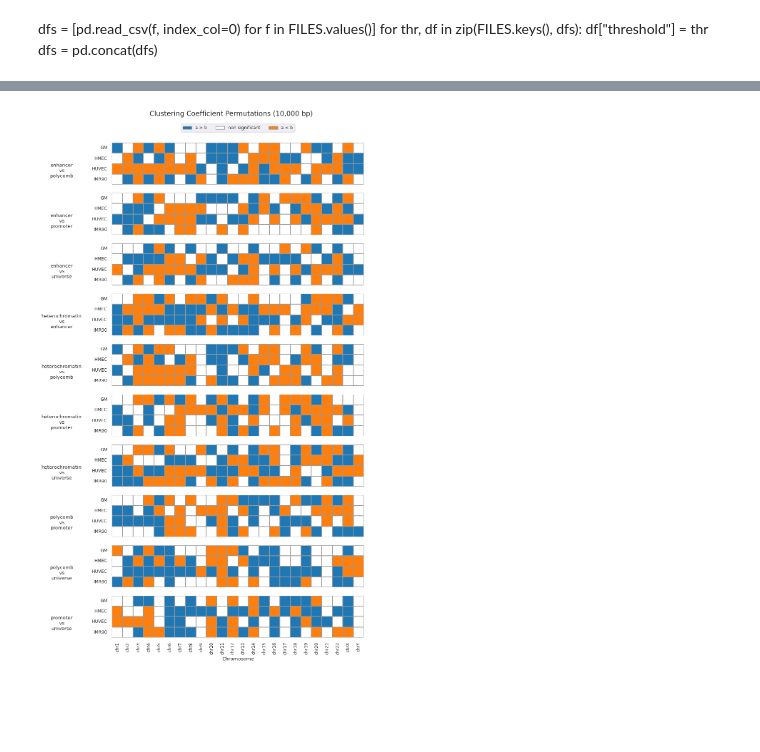
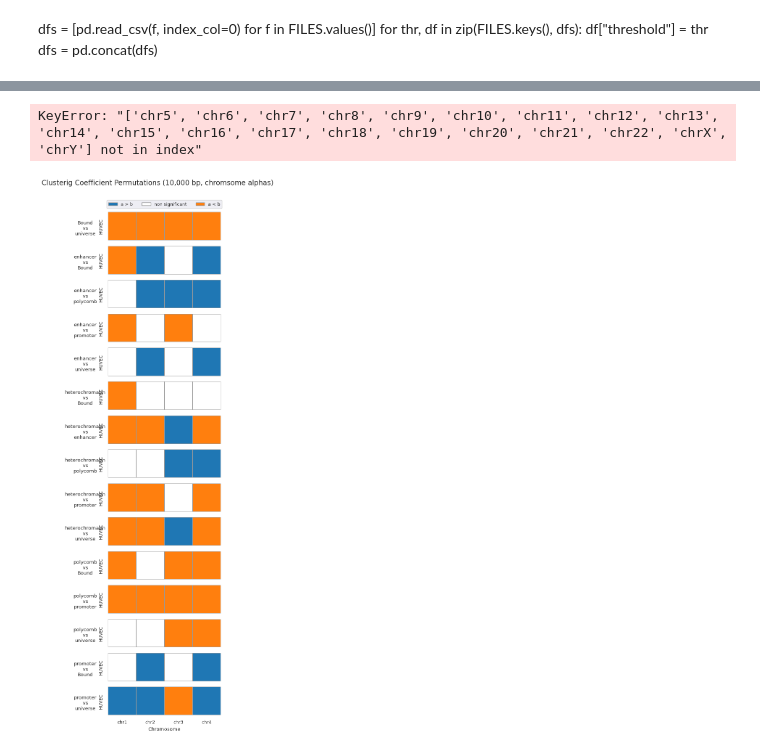
Before and after one commit to leomorelli/HiCONA, a Jupyter notebook: notebooks/permutation_heatmap.ipynb, the cells around one changed output, grey strips where cells are left out. Cells and saved outputs as stored; diff of their text form; code cells hidden in the pictures; blank space fills up the shorter version.

```diff
--- a/notebooks/permutation_heatmap.ipynb
+++ b/notebooks/permutation_heatmap.ipynb
@@ -9,7 +9,7 @@ for thr, df in zip(FILES.keys(), dfs):
     df["threshold"] = thr
 dfs = pd.concat(dfs)
 # %%
-dfs = pd.read_csv("../results/permutation_results_20230706_17:20:50")
+dfs = pd.read_csv("../results/permutation_results_20230712_13:15:48")
 dfs
 # %% [output]
 |  | file_name | bin_size | chrom | alpha_threshold | a | b | pval | num_perms | statistic |
@@ -50,8 +132,10 @@ mult_dfs = {k: pd.pivot(v, values="significance", index="name", columns="chrom")
 # %%
 CHR_ORDER = ["chr" + str(v) for v in range(1, 23)] + ["chrX", "chrY"]
 mult_dfs = {k: v[CHR_ORDER] for k, v in mult_dfs.items()}
+# %% [output]
+KeyError: "['chr5', 'chr6', 'chr7', 'chr8', 'chr9', 'chr10', 'chr11', 'chr12', 'chr13', 'chr14', 'chr15', 'chr16', 'chr17', 'chr18', 'chr19', 'chr20', 'chr21', 'chr22', 'chrX', 'chrY'] not in index"
 # %%
-HEAT_PALETTE = [sns.color_palette("tab10")[0], (1,1,1), sns.color_palette("tab10")[1],]
+HEAT_PALETTE = [sns.color_palette("tab10")[1], (1,1,1), sns.color_palette("tab10")[0],]
 GRAY = (0.6,0.6,0.6)
 PATCHES = [
     mpatches.Patch(color=sns.color_palette("tab10")[0], label='a > b', ec=GRAY),
@@ -70,36 +154,37 @@ for (t, d), a in zip(mult_dfs.items(), ax):
         a = sns.heatmap(
             d,
             cmap=HEAT_PALETTE,
+            center=0,
             square=True,
             linewidth=0.01,
             linecolor=GRAY,
             ax=a,
             cbar=False,
             xticklabels=False,
         )
         a.set(xlabel=None)
     else:
         a = sns.heatmap(
             d,
             cmap=HEAT_PALETTE,
             square=True,
             linewidth=0.01,
             linecolor=GRAY,
             ax=a,
             cbar=False,
             xticklabels=True,
         )
         a.set(xlabel="Chromosome")
 
     if counter == 1:
         a.legend(handles=PATCHES, loc="upper center",bbox_to_anchor=(0.5, 1.5), ncol=3, fancybox=True)
         # a.text(-1.3, -0.3, "Alpha\nthr", horizontalalignment="center")
 
     a.set_ylabel(t, rotation=0, labelpad=10)
     a.yaxis.set_label_coords(-0.2, 0.15)
 
-fig.suptitle("Clustering Coefficient Permutations (10,000 bp)", y=0.93, fontsize="x-large")
+fig.suptitle("Clusterig Coefficient Permutations (10,000 bp, chromsome alphas)", y=0.93, fontsize="x-large")
 
 plt.show()
 # %% [output]
-[figure, old version]
+[figure, new version]
```
Also changed, not shown: parts of 9 cells of this notebook, 1 other file.
